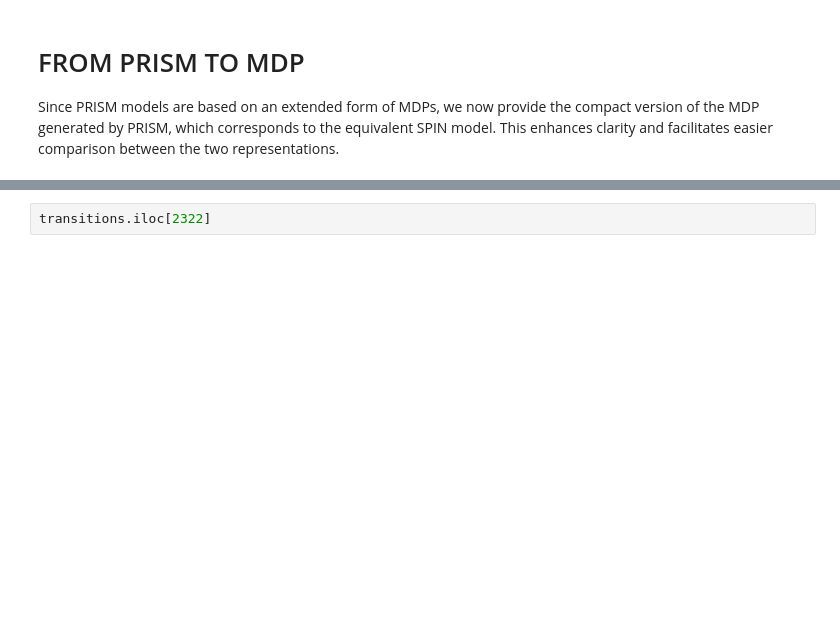
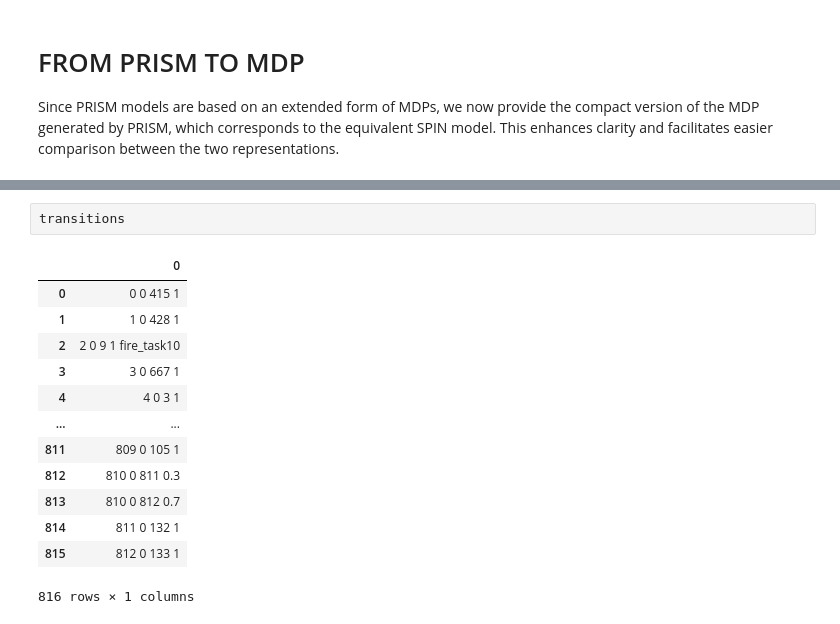
Before and after one commit to PietroSala/cpi-to-prism-loops, a Jupyter notebook: spin_direct/test.ipynb, the cells around one changed output, grey strips where cells are left out. Saved outputs shown, nothing was run; the diff lists cells and outputs as text; blank space fills up the shorter version.

```diff
--- a/spin_direct/test.ipynb
+++ b/spin_direct/test.ipynb
@@ -319,2 +421,16 @@ states.iloc[2322]
 # %%
-transitions.iloc[2322]
+transitions
+# %% [output]
+|  | 0 |
+| 0 | 0 0 415 1 |
+| 1 | 1 0 428 1 |
+| 2 | 2 0 9 1 fire_task10 |
+| 3 | 3 0 667 1 |
+| 4 | 4 0 3 1 |
+| ... | ... |
+| 811 | 809 0 105 1 |
+| 812 | 810 0 811 0.3 |
+| 813 | 810 0 812 0.7 |
+| 814 | 811 0 132 1 |
+| 815 | 812 0 133 1 |
+816 rows × 1 columns
```
Also changed, not shown: parts of 9 cells of this notebook.
